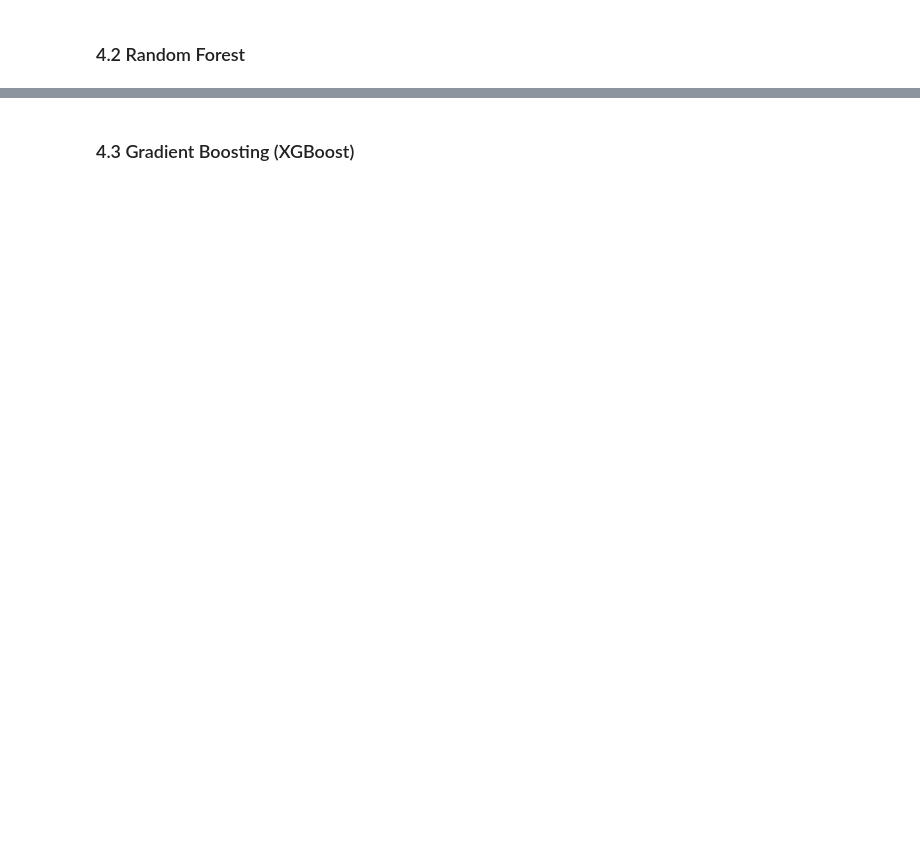
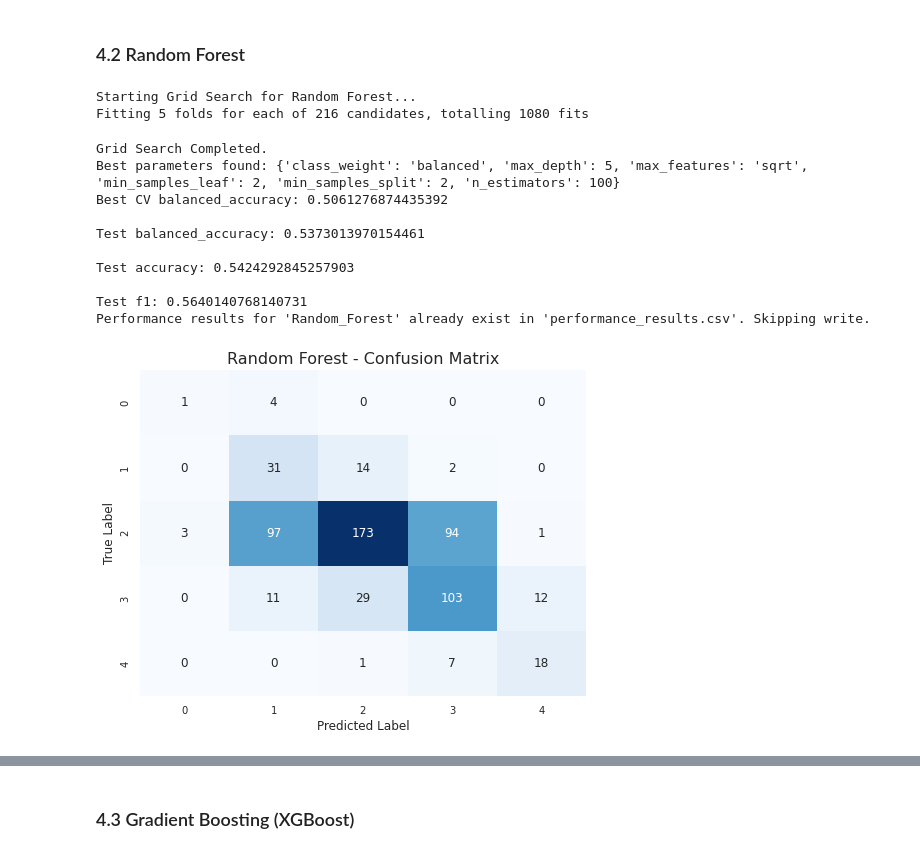
Before and after one commit to HammaTime123/Investigation-into-Developing-a-Classifier-for-Movie-Rating-for-IMDB-Data-Se, a Jupyter notebook: proj2.ipynb, the cells around one changed output, grey strips where cells are left out. Drawn from its saved outputs; the diff is of its cells as text; code cells hidden in the pictures; blank space fills up the shorter version.

```diff
--- a/proj2.ipynb
+++ b/proj2.ipynb
@@ -1402,7 +1498,22 @@ print(classification_report(y_test, y_pred))
 # %% [markdown]
 ### 4.2 Random Forest
 # %%
-# Example param grid
+
+
+# Define your model name
+modelName = "Random_Forest"
+
+# Define the performance file path
+performance_file = "performance_results.csv"  # Update with your actual file path
+
+# Prepare training and testing data
+X_train = X_train_S_TotalDataPlusGenreEncoding[final_features]
+y_train = y_train_S_TotalDataPlusGenreEncoding
+
+X_test = X_test_S_TotalDataPlusGenreEncoding[final_features]
+y_test = y_test_S_TotalDataPlusGenreEncoding
+
+# Example parameter grid
 param_grid = {
     'n_estimators': [100, 200, 300],      # Number of trees
     'max_depth': [None, 5, 10],          # Tree depth
@@ -1420,51 +1531,83 @@ grid_search = GridSearchCV(
     estimator=rf,
     param_grid=param_grid,
     scoring='balanced_accuracy',   # or 'f1_macro', etc.
-    cv=5,                 # 5-fold cross-validation
-    n_jobs=-1,            # use all available CPU cores
-    verbose=1             # print progress messages
+    cv=5,                          # 5-fold cross-validation
+    n_jobs=-1,                     # use all available CPU cores
+    verbose=1                      # print progress messages
 )
 
 # Fit on the training set
+print("Starting Grid Search for Random Forest...")
 grid_search.fit(X_train, y_train)
+print("Grid Search Completed.")
 
 # Print out the best hyperparameters from the grid search
 print("Best parameters found:", grid_search.best_params_)
 print("Best CV balanced_accuracy:", grid_search.best_score_)
 
 # Retrieve the best model from the grid search
 best_rf = grid_search.best_estimator_
 
-# Predict on the test set
+# Make predictions on the test set
 y_pred = best_rf.predict(X_test)
 
-# Evaluate
-# Calculate test accuracy
+# Evaluate Performance Metrics
+# Calculate test balanced_accuracy
 test_balanced_acc = balanced_accuracy_score(y_test, y_pred)
 print("\nTest balanced_accuracy:", test_balanced_acc)
 
 # Calculate test accuracy
 test_acc = accuracy_score(y_test, y_pred)
 print("\nTest accuracy:", test_acc)
 
-# Calculate test accuracy
-test_f1 = f1_score(y_test, y_pred)
+# Calculate test F1 score with 'weighted' average to account for class imbalance
+test_f1 = f1_score(y_test, y_pred, average='weighted')
 print("\nTest f1:", test_f1)
 
-# Generate the confusion matrix
+
+# Append the performance results to the CSV file only if the model doesn't already exist
+if not model_exists(performance_file, modelName):
+    file_exists = os.path.isfile(performance_file)
+    with open(performance_file, mode="a", newline="") as file:
+        writer = csv.writer(file)
+        # Write header if the file is new or empty
+        if not file_exists or os.path.getsize(performance_file) == 0:
+            writer.writerow(['Model', 'Balanced Accuracy', 'Accuracy', 'F1 Score'])
+        writer.writerow([modelName, test_balanced_acc, test_acc, test_f1])
+    print(f"Performance results for '{modelName}' saved to '{performance_file}'.")
+else:
+    print(f"Performance results for '{modelName}' already exist in '{performance_file}'. Skipping write.")
+
+# Generate the Confusion Matrix
 cm = confusion_matrix(y_test, y_pred)
 
+# Plot the Confusion Matrix
 plt.figure(figsize=(8, 6))  # set figure size
-sns.heatmap(cm, annot=True, fmt='d', cmap='Blues')
-plt.title("Confusion Matrix", fontsize=16)
+sns.heatmap(cm, annot=True, fmt='d', cmap='Blues', cbar=False)
+plt.title("Random Forest - Confusion Matrix", fontsize=16)
 plt.ylabel("True Label", fontsize=12)
 plt.xlabel("Predicted Label", fontsize=12)
 
 # Adjust tick label size (optional)
 plt.xticks(fontsize=10)
 plt.yticks(fontsize=10)
 
 plt.show()
 
+# Print Classification Report
 print("\nClassification Report:")
 print(classification_report(y_test, y_pred))
+# %% [output]
+Starting Grid Search for Random Forest...
+Fitting 5 folds for each of 216 candidates, totalling 1080 fits
+Grid Search Completed.
+Best parameters found: {'class_weight': 'balanced', 'max_depth': 5, 'max_features': 'sqrt', 'min_samples_leaf': 2, 'min_samples_split': 2, 'n_estimators': 100}
+Best CV balanced_accuracy: 0.5061276874435392
+
+Test balanced_accuracy: 0.5373013970154461
+
+Test accuracy: 0.5424292845257903
+
+Test f1: 0.5640140768140731
+Performance results for 'Random_Forest' already exist in 'performance_results.csv'. Skipping write.
+[figure, added]
```
Also changed, not shown: parts of 16 cells of this notebook, 7 other files.
